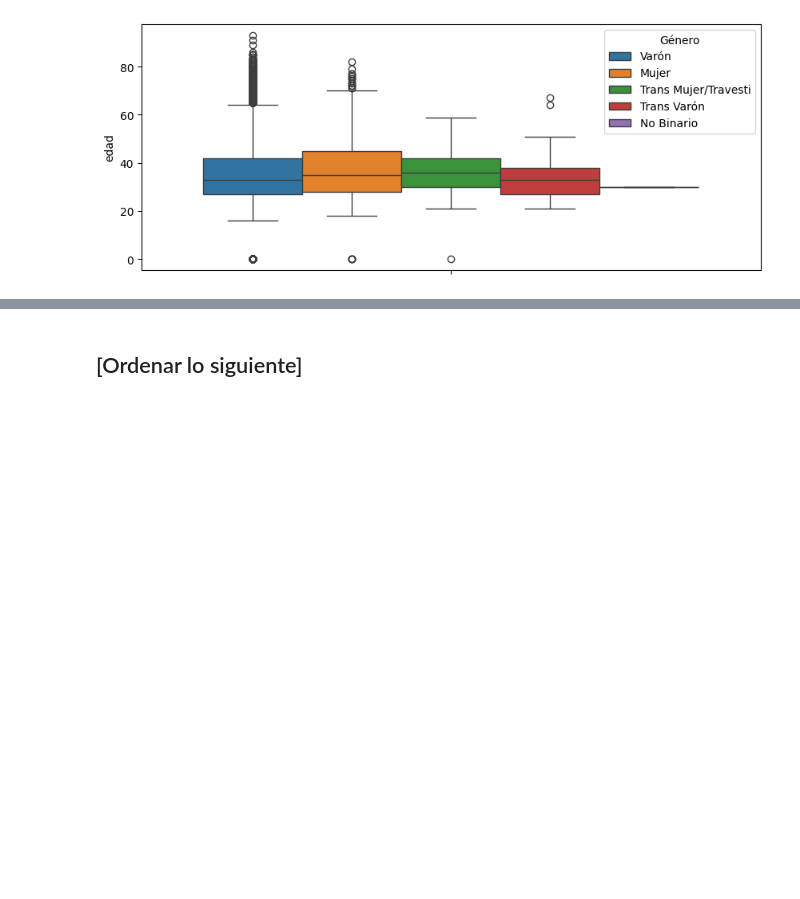
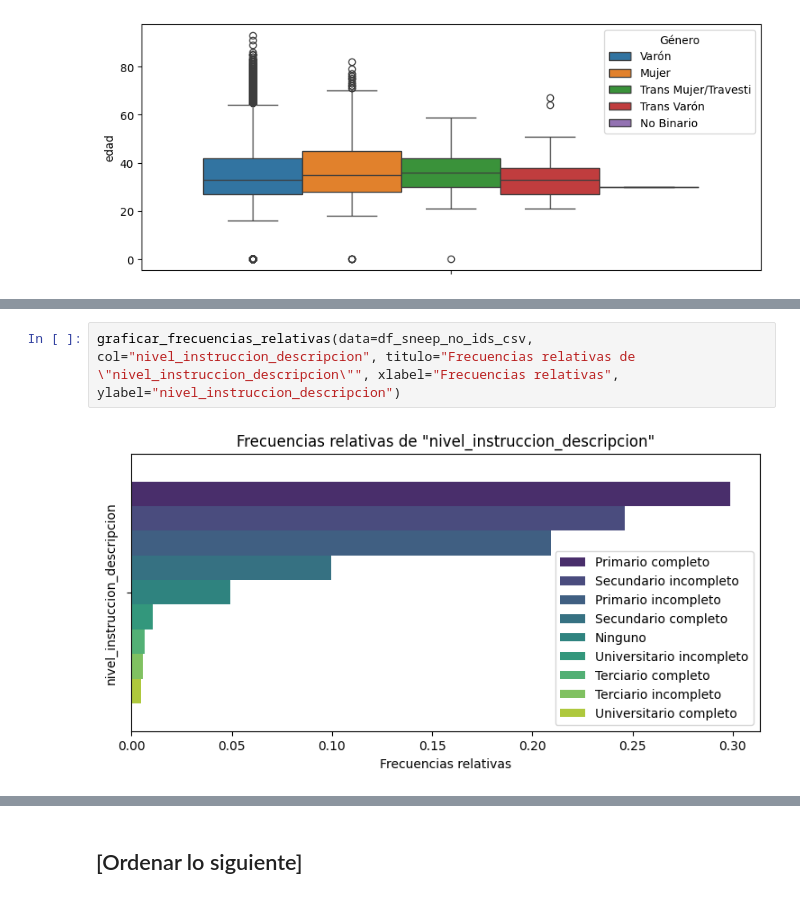
Before and after one commit to gasper-az/CEIA_Analisis_de_datos, a Jupyter notebook: trabajos_practicos/resolucion_tp_01/tp_01.ipynb, the cells around one changed output, grey strips where cells are left out. Saved outputs shown, nothing was run; the diff lists cells and outputs as text; blank space fills up the shorter version.

```diff
--- a/trabajos_practicos/resolucion_tp_01/tp_01.ipynb
+++ b/trabajos_practicos/resolucion_tp_01/tp_01.ipynb
@@ -1291,0 +1375,4 @@ graficar_boxplot(df_sneep_no_ids_csv, col="edad", col_division="genero_descripci
+# %%
+graficar_frecuencias_relativas(data=df_sneep_no_ids_csv, col="nivel_instruccion_descripcion", titulo="Frecuencias relativas de \"nivel_instruccion_descripcion\"", xlabel="Frecuencias relativas", ylabel="nivel_instruccion_descripcion")
+# %% [output]
+[figure, added]
```
Also changed, not shown: parts of 11 cells of this notebook.
